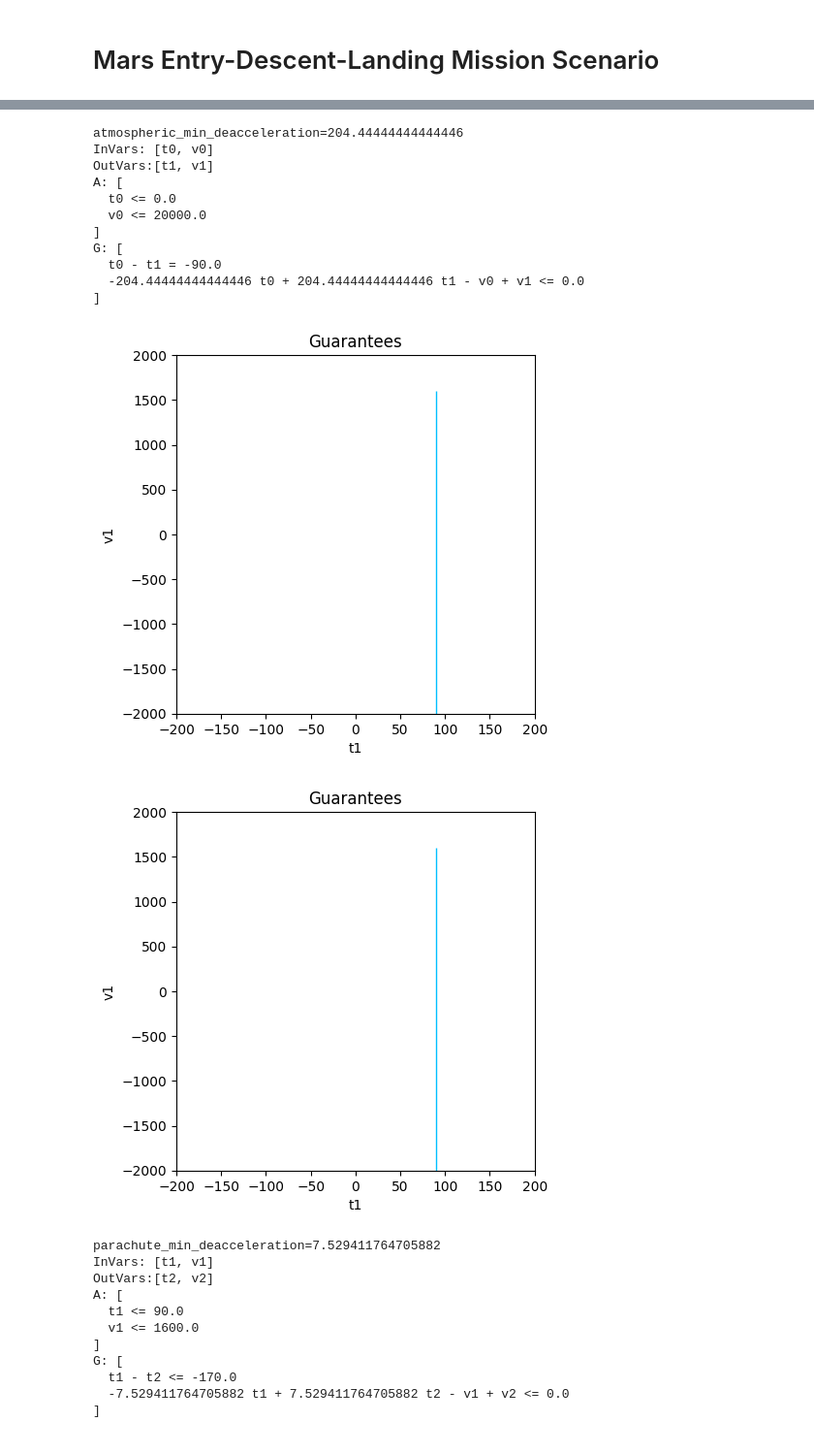
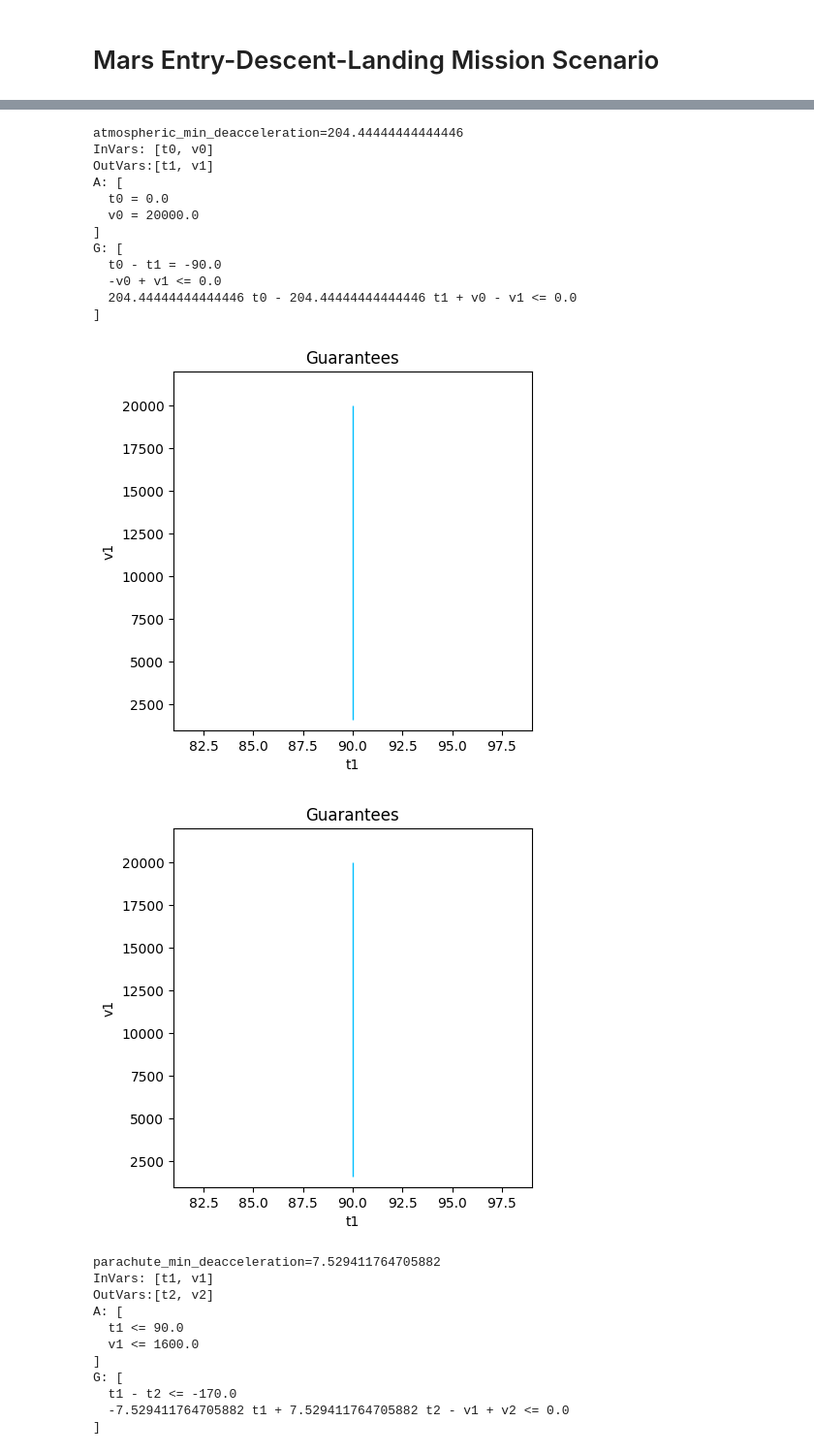
Before and after one commit to pacti-org/pacti, a Jupyter notebook: case_studies/mars_entry_descent_landing/mars_edl.ipynb, the cells around one changed output, grey strips where cells are left out. Shown at 97% size. Drawn from its saved outputs; the diff is of its cells as text; code cells hidden in the pictures.

Commit message:
It seems that we have to specify constraints on the range of exit velocities and time.

```diff
--- a/case_studies/mars_entry_descent_landing/mars_edl.ipynb
+++ b/case_studies/mars_entry_descent_landing/mars_edl.ipynb
@@ -29,23 +29,26 @@ atmospheric_entry_contract = PolyhedralContract.from_string(
     ],
     assumptions=[
       # time @ entry
-      f"t0 <= {atmospheric_t_entry}",
+      f"t0 = {atmospheric_t_entry}",
 
       # velocity @ entry
-      f"v0 <= {atmospheric_v_entry}"
+      f"v0 = {atmospheric_v_entry}"
     ],
     guarantees=[
       # upper limit on atmospheric entry duration
       f"t0 - t1 = {atmospheric_t_entry - atmospheric_t_exit}",
 
       # v1 >= 0
-      # "-v1 <= 0",
+      "-v1 <= 0",
 
-      # "v1 <= v0 - (t1 - t0)*atmospheric_min_deacceleration"
-      f"v1 - v0 + {atmospheric_min_deacceleration} t1 - {atmospheric_min_deacceleration} t0 <= 0"
+      # v1 <= v0
+      "v1 - v0 <= 0",
 
-      # If the above is replaced with this, plotting will produce an error: ValueError: Assumptions are unfeasible
-      # f"v0 - v1 + {atmospheric_min_deacceleration} t1 - {atmospheric_min_deacceleration} t0 <= 0"
+      # v1 <= v0 - (t1 - t0)*atmospheric_min_deacceleration
+      # f"v1 - v0 + {atmospheric_min_deacceleration} t1 - {atmospheric_min_deacceleration} t0 <= 0"
+
+      # v0 - v1 <= atmospheric_min_deacceleration * (t1 - t0)
+      f"v0 - v1 - {atmospheric_min_deacceleration} t1 + {atmospheric_min_deacceleration} t0 <= 0"
     ])
 
 print(atmospheric_entry_contract)
@@ -54,30 +57,31 @@ atmospheric_min_deacceleration=204.44444444444446
 InVars: [t0, v0]
 OutVars:[t1, v1]
 A: [
-  t0 <= 0.0
-  v0 <= 20000.0
+  t0 = 0.0
+  v0 = 20000.0
 ]
 G: [
   t0 - t1 = -90.0
-  -204.44444444444446 t0 + 204.44444444444446 t1 - v0 + v1 <= 0.0
+  -v0 + v1 <= 0.0
+  204.44444444444446 t0 - 204.44444444444446 t1 + v0 - v1 <= 0.0
 ]
 # %%
 plot_guarantees(
     contract=atmospheric_entry_contract,
     x_var=Var("t1"),
     y_var=Var("v1"),
     var_values={
         Var("t0"):atmospheric_t_entry,
         Var("v0"):atmospheric_v_entry
     },
-    x_lims=(-200,200),
-    y_lims=(-2000,2000)
-    # x_lims=(atmospheric_t_exit*0.9,atmospheric_t_exit*1.1),
+    # x_lims=(-200,200),
+    x_lims=(atmospheric_t_exit*0.9,atmospheric_t_exit*1.1),
     # y_lims=(atmospheric_v_exit*0.7, atmospheric_v_exit*1.1)
+    y_lims=(1000,22000)
 )
 # %% [output]
-[figure, old version]
+[figure, new version]
-[figure, old version]
+[figure, new version]
 # %%
 parachute_v_entry = 1600.0
 parachute_v_exit = 320.0
```
Also changed, not shown: parts of 1 cell of this notebook.
